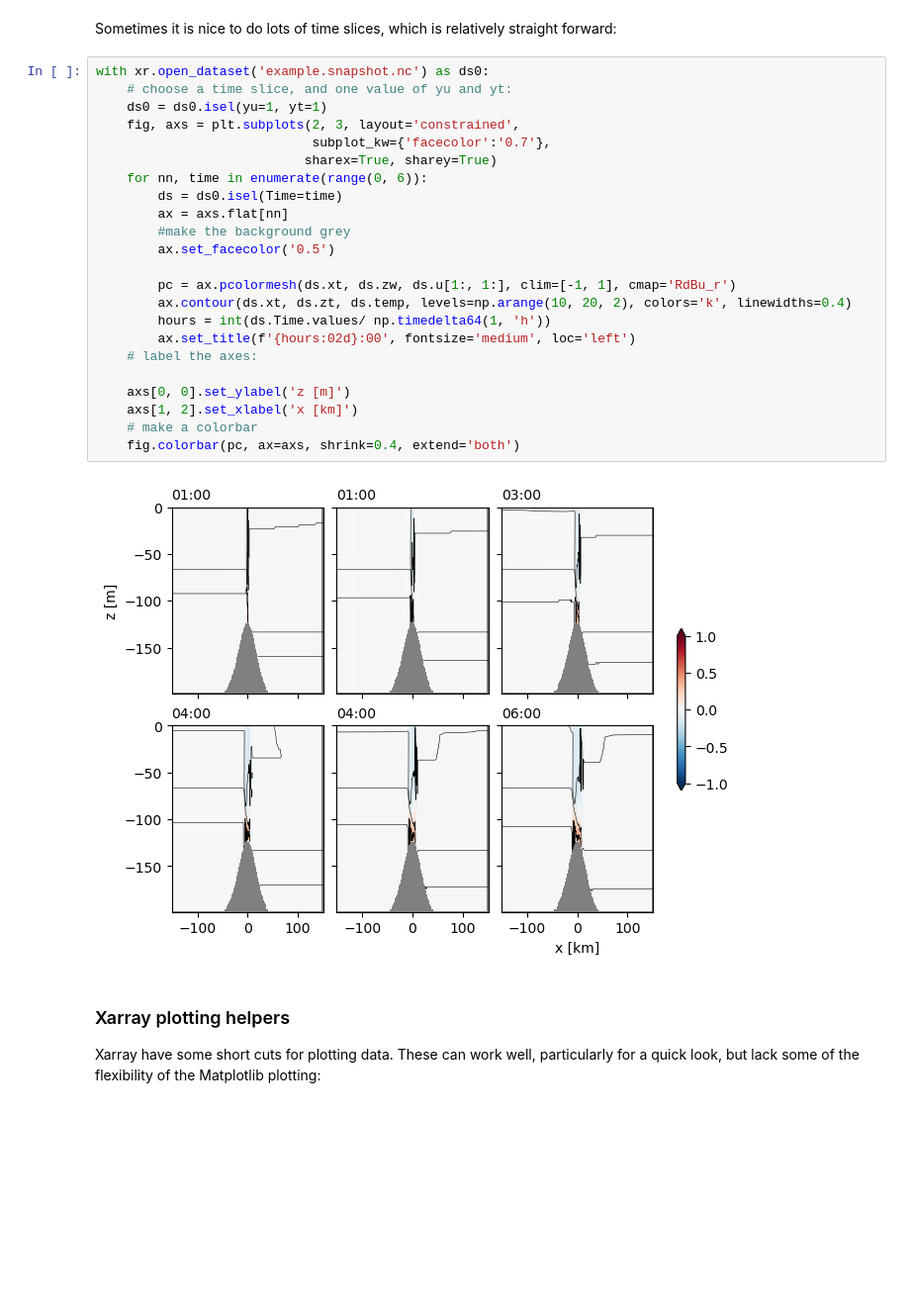
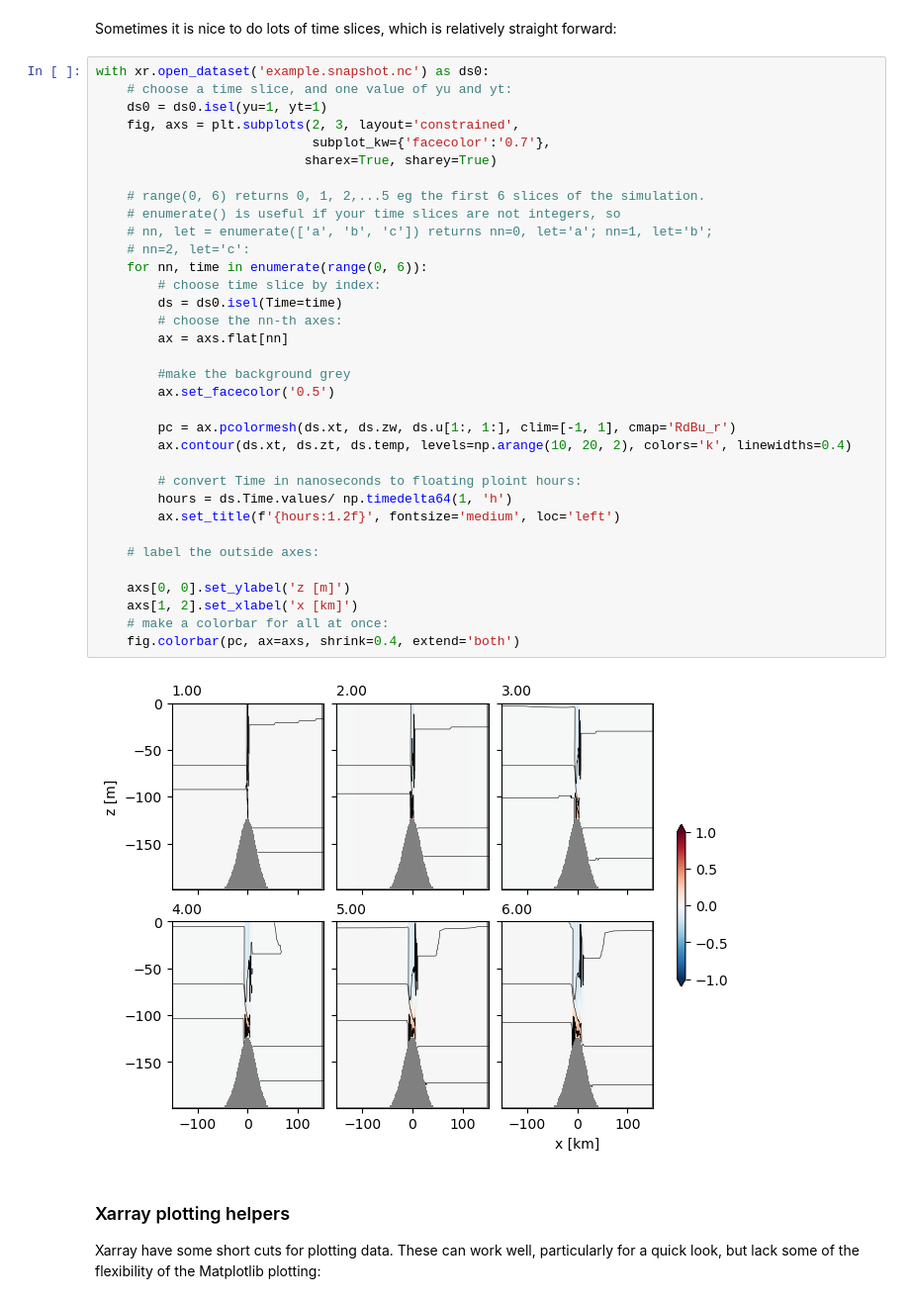
Before and after one commit to jklymak/Eos431Phy441, a Jupyter notebook: _sources/computing/analyze_veros.ipynb, the cells around one changed output. Shown at 99% size. Cells and saved outputs as stored; diff of their text form; blank space fills up the shorter version.

```diff
--- a/_sources/computing/analyze_veros.ipynb
+++ b/_sources/computing/analyze_veros.ipynb
@@ -480,28 +480,39 @@ Sometimes it is nice to do lots of time slices, which is relatively straight for
 # %%
 with xr.open_dataset('example.snapshot.nc') as ds0:
     # choose a time slice, and one value of yu and yt:
     ds0 = ds0.isel(yu=1, yt=1)
     fig, axs = plt.subplots(2, 3, layout='constrained',
                             subplot_kw={'facecolor':'0.7'},
                            sharex=True, sharey=True)
+
+    # range(0, 6) returns 0, 1, 2,...5 eg the first 6 slices of the simulation.
+    # enumerate() is useful if your time slices are not integers, so
+    # nn, let = enumerate(['a', 'b', 'c']) returns nn=0, let='a'; nn=1, let='b';
+    # nn=2, let='c':
     for nn, time in enumerate(range(0, 6)):
+        # choose time slice by index:
         ds = ds0.isel(Time=time)
+        # choose the nn-th axes:
         ax = axs.flat[nn]
+
         #make the background grey
         ax.set_facecolor('0.5')
 
         pc = ax.pcolormesh(ds.xt, ds.zw, ds.u[1:, 1:], clim=[-1, 1], cmap='RdBu_r')
         ax.contour(ds.xt, ds.zt, ds.temp, levels=np.arange(10, 20, 2), colors='k', linewidths=0.4)
-        hours = int(ds.Time.values/ np.timedelta64(1, 'h'))
-        ax.set_title(f'{hours:02d}:00', fontsize='medium', loc='left')
-    # label the axes:
+
+        # convert Time in nanoseconds to floating ploint hours:
+        hours = ds.Time.values/ np.timedelta64(1, 'h')
+        ax.set_title(f'{hours:1.2f}', fontsize='medium', loc='left')
+
+    # label the outside axes:
 
     axs[0, 0].set_ylabel('z [m]')
     axs[1, 2].set_xlabel('x [km]')
-    # make a colorbar
+    # make a colorbar for all at once:
     fig.colorbar(pc, ax=axs, shrink=0.4, extend='both')
 # %% [output]
-[figure, old version]
+[figure, new version]
 # %% [markdown]
 ### Xarray plotting helpers
 
```
Also changed, not shown: 4 other files.
